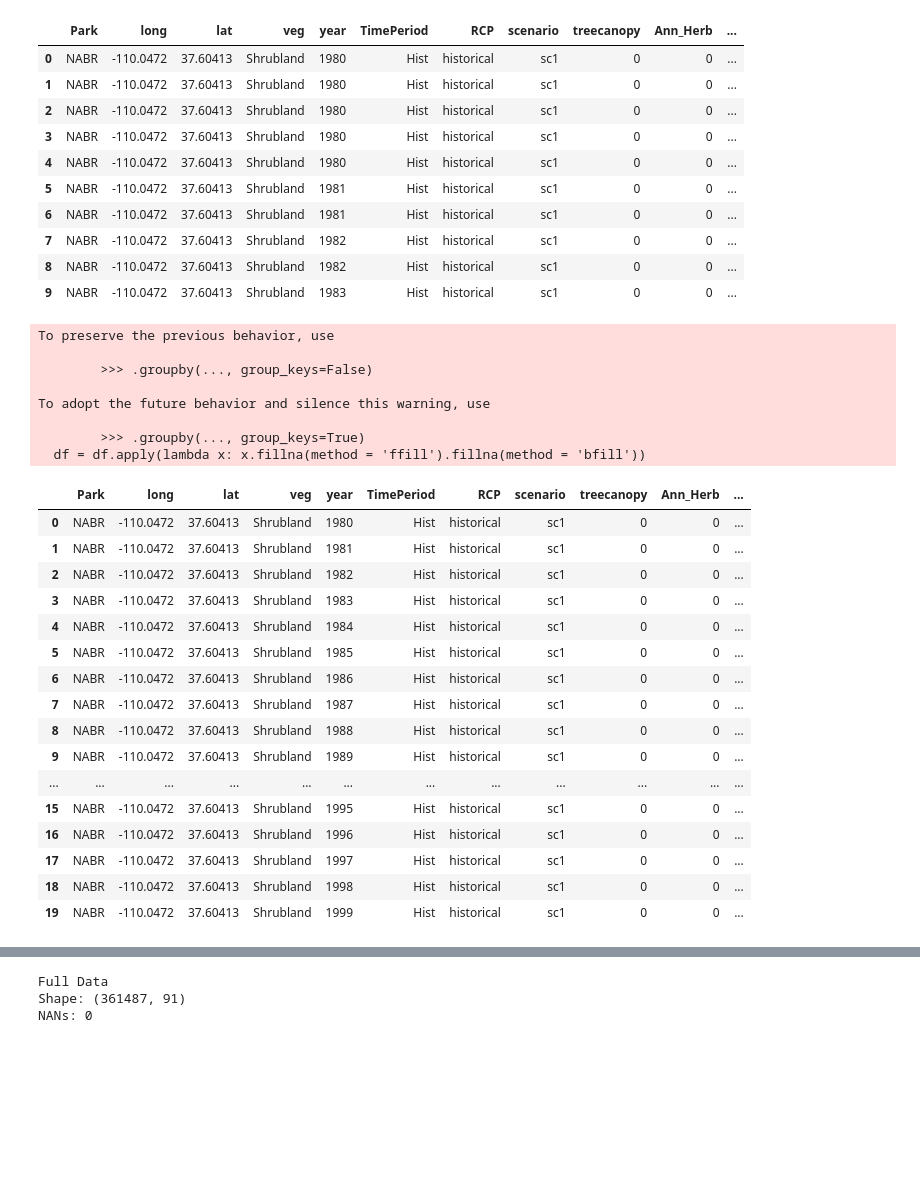
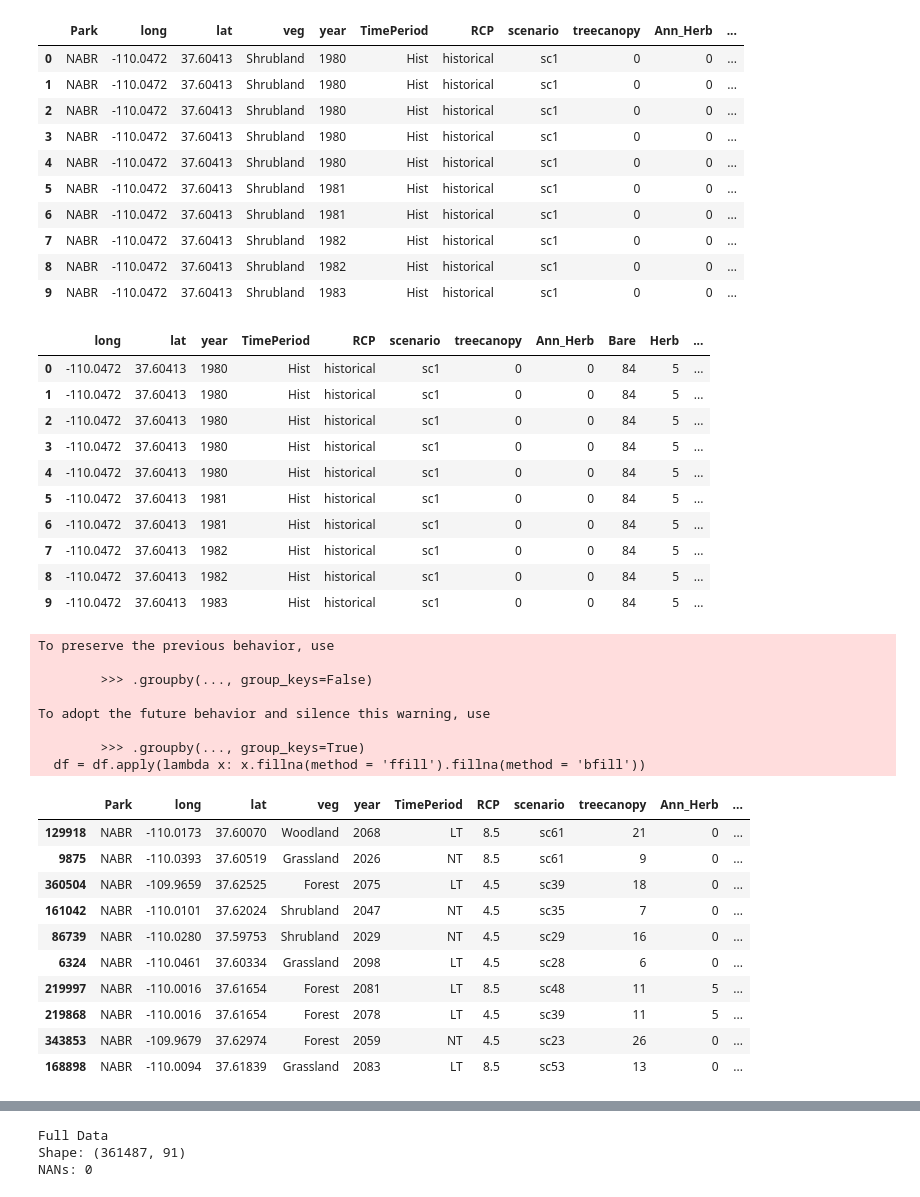
Before and after one commit to emdapkus/scholarship, a Jupyter notebook: code/data_cleaning.ipynb, the cells around one changed output, grey strips where cells are left out. Saved outputs shown, nothing was run; the diff lists cells and outputs as text; code cells hidden in the pictures; blank space fills up the shorter version.

```diff
--- a/code/data_cleaning.ipynb
+++ b/code/data_cleaning.ipynb
@@ -6,6 +6,7 @@ pd.set_option("display.max_columns", None)
 # %%
 #import data
 df = pd.read_csv('../data/NABR_ClimExposure', delimiter = ' ', dtype={'RCP': 'category'})
+hist = pd.read_csv('../data/NABR_historic.csv', dtype={'RCP': 'category'})
 # %%
 #print information about the dataframne
 print("Full Data")
@@ -50,6 +54,21 @@ df.head(10)
 | 7 | NABR | -110.0472 | 37.60413 | Shrubland | 1982 | Hist | historical | sc1 | 0 | 0 | ... |
 | 8 | NABR | -110.0472 | 37.60413 | Shrubland | 1982 | Hist | historical | sc1 | 0 | 0 | ... |
 | 9 | NABR | -110.0472 | 37.60413 | Shrubland | 1983 | Hist | historical | sc1 | 0 | 0 | ... |
+# %%
+# print head of hist
+hist.head(10)
+# %% [output]
+|  | long | lat | year | TimePeriod | RCP | scenario | treecanopy | Ann_Herb | Bare | Herb | ... |
+| 0 | -110.0472 | 37.60413 | 1980 | Hist | historical | sc1 | 0 | 0 | 84 | 5 | ... |
+| 1 | -110.0472 | 37.60413 | 1980 | Hist | historical | sc1 | 0 | 0 | 84 | 5 | ... |
+| 2 | -110.0472 | 37.60413 | 1980 | Hist | historical | sc1 | 0 | 0 | 84 | 5 | ... |
+| 3 | -110.0472 | 37.60413 | 1980 | Hist | historical | sc1 | 0 | 0 | 84 | 5 | ... |
+| 4 | -110.0472 | 37.60413 | 1980 | Hist | historical | sc1 | 0 | 0 | 84 | 5 | ... |
+| 5 | -110.0472 | 37.60413 | 1981 | Hist | historical | sc1 | 0 | 0 | 84 | 5 | ... |
+| 6 | -110.0472 | 37.60413 | 1981 | Hist | historical | sc1 | 0 | 0 | 84 | 5 | ... |
+| 7 | -110.0472 | 37.60413 | 1982 | Hist | historical | sc1 | 0 | 0 | 84 | 5 | ... |
+| 8 | -110.0472 | 37.60413 | 1982 | Hist | historical | sc1 | 0 | 0 | 84 | 5 | ... |
+| 9 | -110.0472 | 37.60413 | 1983 | Hist | historical | sc1 | 0 | 0 | 84 | 5 | ... |
 # %%
 #fill NA values in hist df
 #group by lat, long, year
@@ -81,26 +100,20 @@ To adopt the future behavior and silence this warning, use
 
         >>> .groupby(..., group_keys=True)
   df = df.apply(lambda x: x.fillna(method = 'ffill').fillna(method = 'bfill'))
-# %%
-df.head(20)
-# %% [output]
-|  | Park | long | lat | veg | year | TimePeriod | RCP | scenario | treecanopy | Ann_Herb | ... |
-| 0 | NABR | -110.0472 | 37.60413 | Shrubland | 1980 | Hist | historical | sc1 | 0 | 0 | ... |
-| 1 | NABR | -110.0472 | 37.60413 | Shrubland | 1981 | Hist | historical | sc1 | 0 | 0 | ... |
-| 2 | NABR | -110.0472 | 37.60413 | Shrubland | 1982 | Hist | historical | sc1 | 0 | 0 | ... |
-| 3 | NABR | -110.0472 | 37.60413 | Shrubland | 1983 | Hist | historical | sc1 | 0 | 0 | ... |
-| 4 | NABR | -110.0472 | 37.60413 | Shrubland | 1984 | Hist | historical | sc1 | 0 | 0 | ... |
-| 5 | NABR | -110.0472 | 37.60413 | Shrubland | 1985 | Hist | historical | sc1 | 0 | 0 | ... |
-| 6 | NABR | -110.0472 | 37.60413 | Shrubland | 1986 | Hist | historical | sc1 | 0 | 0 | ... |
-| 7 | NABR | -110.0472 | 37.60413 | Shrubland | 1987 | Hist | historical | sc1 | 0 | 0 | ... |
-| 8 | NABR | -110.0472 | 37.60413 | Shrubland | 1988 | Hist | historical | sc1 | 0 | 0 | ... |
-| 9 | NABR | -110.0472 | 37.60413 | Shrubland | 1989 | Hist | historical | sc1 | 0 | 0 | ... |
-| ... | ... | ... | ... | ... | ... | ... | ... | ... | ... | ... | ... |
-| 15 | NABR | -110.0472 | 37.60413 | Shrubland | 1995 | Hist | historical | sc1 | 0 | 0 | ... |
-| 16 | NABR | -110.0472 | 37.60413 | Shrubland | 1996 | Hist | historical | sc1 | 0 | 0 | ... |
-| 17 | NABR | -110.0472 | 37.60413 | Shrubland | 1997 | Hist | historical | sc1 | 0 | 0 | ... |
-| 18 | NABR | -110.0472 | 37.60413 | Shrubland | 1998 | Hist | historical | sc1 | 0 | 0 | ... |
-| 19 | NABR | -110.0472 | 37.60413 | Shrubland | 1999 | Hist | historical | sc1 | 0 | 0 | ... |
+# %%
+df.sample(10)
+# %% [output]
+|  | Park | long | lat | veg | year | TimePeriod | RCP | scenario | treecanopy | Ann_Herb | ... |
+| 129918 | NABR | -110.0173 | 37.60070 | Woodland | 2068 | LT | 8.5 | sc61 | 21 | 0 | ... |
+| 9875 | NABR | -110.0393 | 37.60519 | Grassland | 2026 | NT | 8.5 | sc61 | 9 | 0 | ... |
+| 360504 | NABR | -109.9659 | 37.62525 | Forest | 2075 | LT | 4.5 | sc39 | 18 | 0 | ... |
+| 161042 | NABR | -110.0101 | 37.62024 | Shrubland | 2047 | NT | 4.5 | sc35 | 7 | 0 | ... |
+| 86739 | NABR | -110.0280 | 37.59753 | Shrubland | 2029 | NT | 4.5 | sc29 | 16 | 0 | ... |
+| 6324 | NABR | -110.0461 | 37.60334 | Grassland | 2098 | LT | 4.5 | sc28 | 6 | 0 | ... |
+| 219997 | NABR | -110.0016 | 37.61654 | Forest | 2081 | LT | 8.5 | sc48 | 11 | 5 | ... |
+| 219868 | NABR | -110.0016 | 37.61654 | Forest | 2078 | LT | 4.5 | sc39 | 11 | 5 | ... |
+| 343853 | NABR | -109.9679 | 37.62974 | Forest | 2059 | NT | 4.5 | sc23 | 26 | 0 | ... |
+| 168898 | NABR | -110.0094 | 37.61839 | Grassland | 2083 | LT | 8.5 | sc53 | 13 | 0 | ... |
 # %%
 #print columns with NANs
 
```
Also changed, not shown: parts of 3 cells of this notebook, 42 other files.
